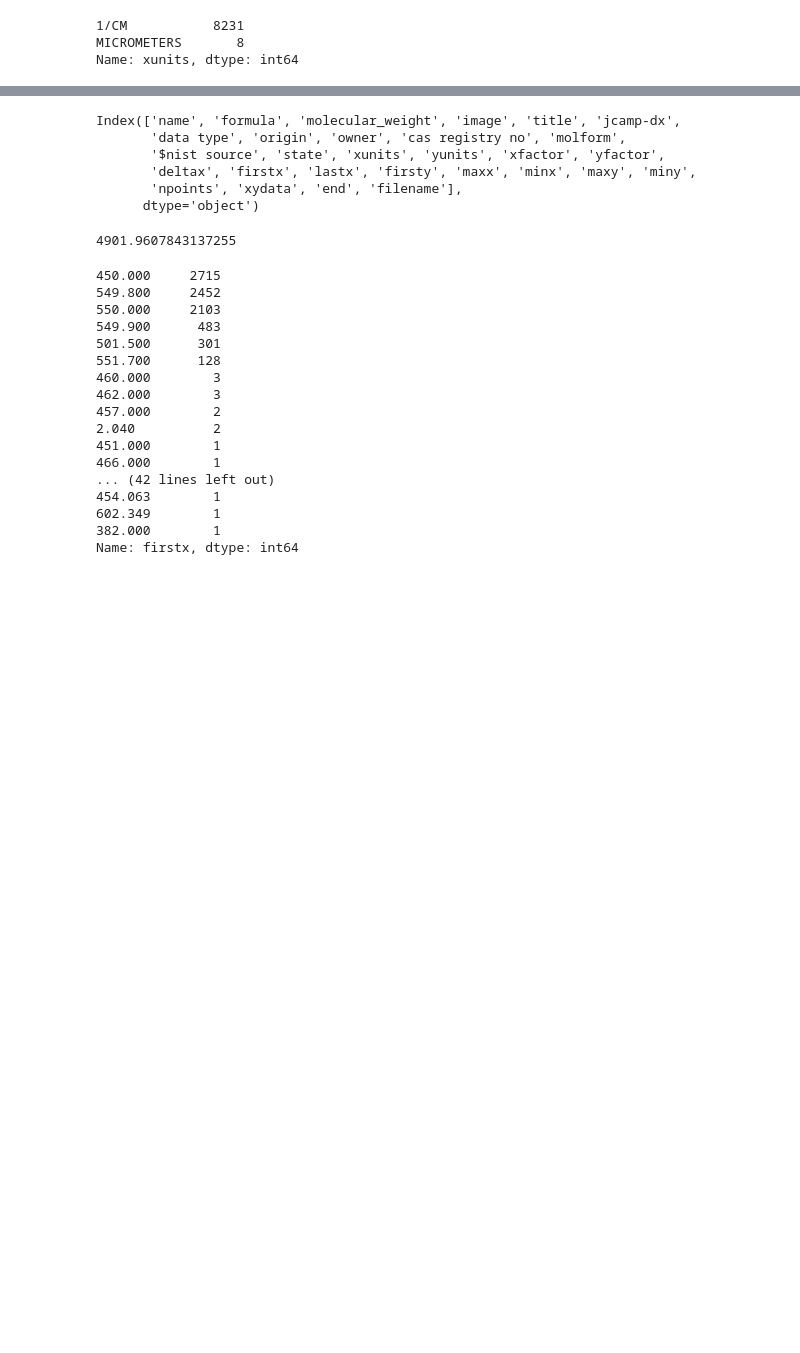
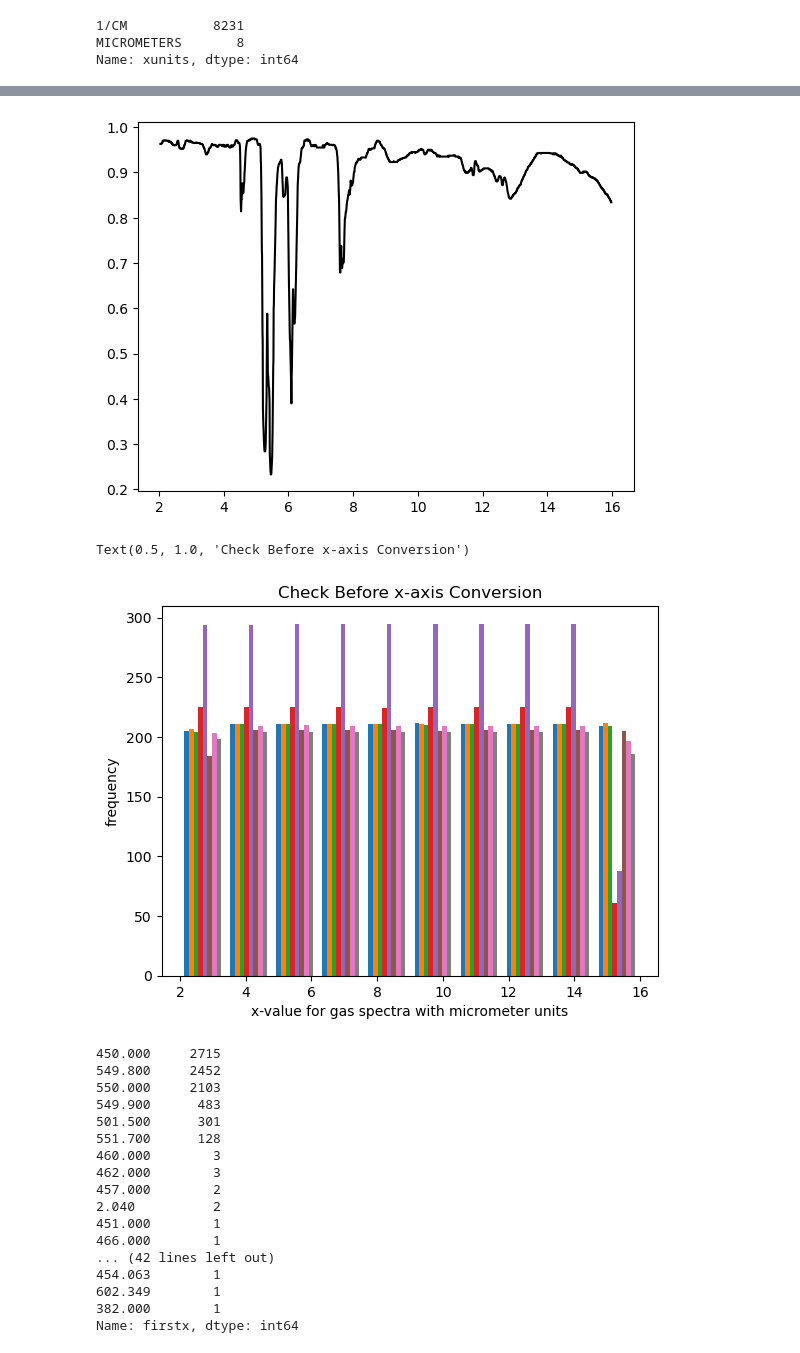
Before and after one commit to kevinpatrickkent/NIST-IR-MachineLearning, a Jupyter notebook: NISTWebbookML.ipynb, the cells around one changed output, grey strips where cells are left out. Saved outputs shown, nothing was run; the diff lists cells and outputs as text; code cells hidden in the pictures; blank space fills up the shorter version.

Commit message:
Started converting the wavelenght to wavenumber.

```diff
--- a/NISTWebbookML.ipynb
+++ b/NISTWebbookML.ipynb
@@ -223,6 +225,16 @@ meta_df.head()
 meta_df.to_csv('meta_df.csv')
 
 pickle.dump( spec_dict, open( "spec_dict.p", "wb" ) )
+# %%
+# Need to add in a load function right here so that I can skip the part above.
+# Alright there we go picking up from here.  Will need to come back and make this less clunky.
+# Maybe I'll just have a whole section of 'run this once' type of code
+
+meta_df = pd.read_csv('meta_df.csv')
+meta_df.loc[:,'cas'] = meta_df.loc[:,'cas'].astype(str) #Had to set this line because pandas made cas an int64
+meta_df.set_index('cas', inplace = True)
+
+spec_dict = pd.read_pickle('spec_dict.p')
 # %%
 # Now merging the spectral data into the original NIST Webbook Database
 
@@ -372,12 +448,3 @@ def wavenumber(wavelength):
-# %%
-df_gas.columns
-# %% [output]
-Index(['name', 'formula', 'molecular_weight', 'image', 'title', 'jcamp-dx',
-       'data type', 'origin', 'owner', 'cas registry no', 'molform',
-       '$nist source', 'state', 'xunits', 'yunits', 'xfactor', 'yfactor',
-       'deltax', 'firstx', 'lastx', 'firsty', 'maxx', 'minx', 'maxy', 'miny',
-       'npoints', 'xydata', 'end', 'filename'],
-      dtype='object')
 # %%
 # In order to make this conversion we need to do the following.
 # 1) Convert the meta data that will be used in wavenumbers (several items).
@@ -388,8 +455,39 @@ def convert(df, spec_dict, cas):
     meta_mods = ['deltax', 'firstx', 'lastx', 'maxx', 'minx']
     for key in meta_mods:
         df.loc[cas,key] = wavenumber(df.loc[cas,key])
+
+    # Find the location of the spectrum and convert x to wavenumber
+    ind = spec_dict['cas'].index(cas)
+    spec_dict['x'][ind] = wavenumber(spec_dict['x'][ind])
+
+    # Lastly change the unit to the new unit
+    df.loc[cas,'xunits'] = '1/CM'
-# %% [output]
-4901.9607843137255
+# %%
+# Before I run this function I want to have some visualization of the x-values from spec_dict
+# to make sure that I've done what I expect to do
+
+x_check = []
+microm = df.xunits.str.lower().str.contains('micrometer', na = False)
+
+i = 0
+for cas in df.loc[gas & microm,:].index:
+    ind = spec_dict['cas'].index(cas)
+    if i == 0:
+        plt.plot(spec_dict['x'][ind], spec_dict['y'][ind], color = 'black')
+        plt.show()
+    x_check.append(spec_dict['x'][ind].tolist())
+    i += 1
+
+plt.hist(x_check)
+
+plt.xlabel('x-value for gas spectra with micrometer units')
+plt.ylabel('frequency')
+
+plt.title('Check Before x-axis Conversion')
+# %% [output]
+[figure, added]
+Text(0.5, 1.0, 'Check Before x-axis Conversion')
+[figure, added]
 # %%
 # Starting x?
 
```
Also changed, not shown: parts of 11 cells of this notebook.
